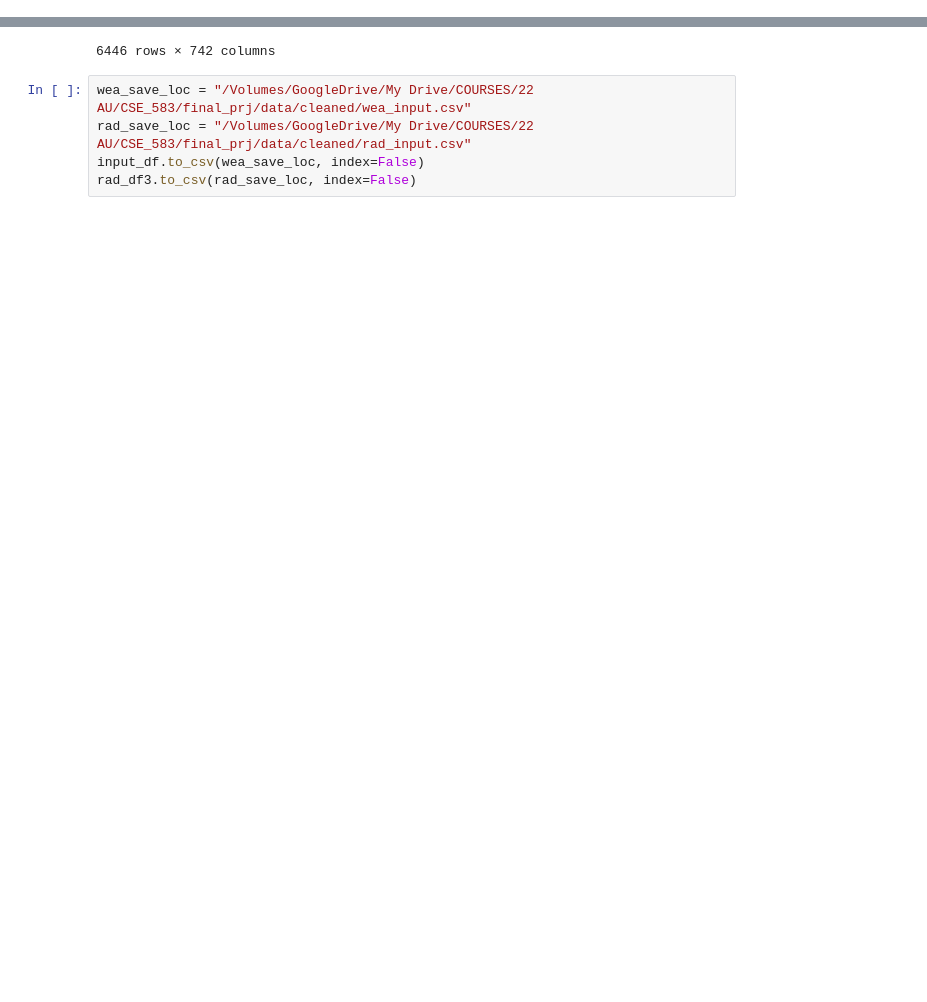
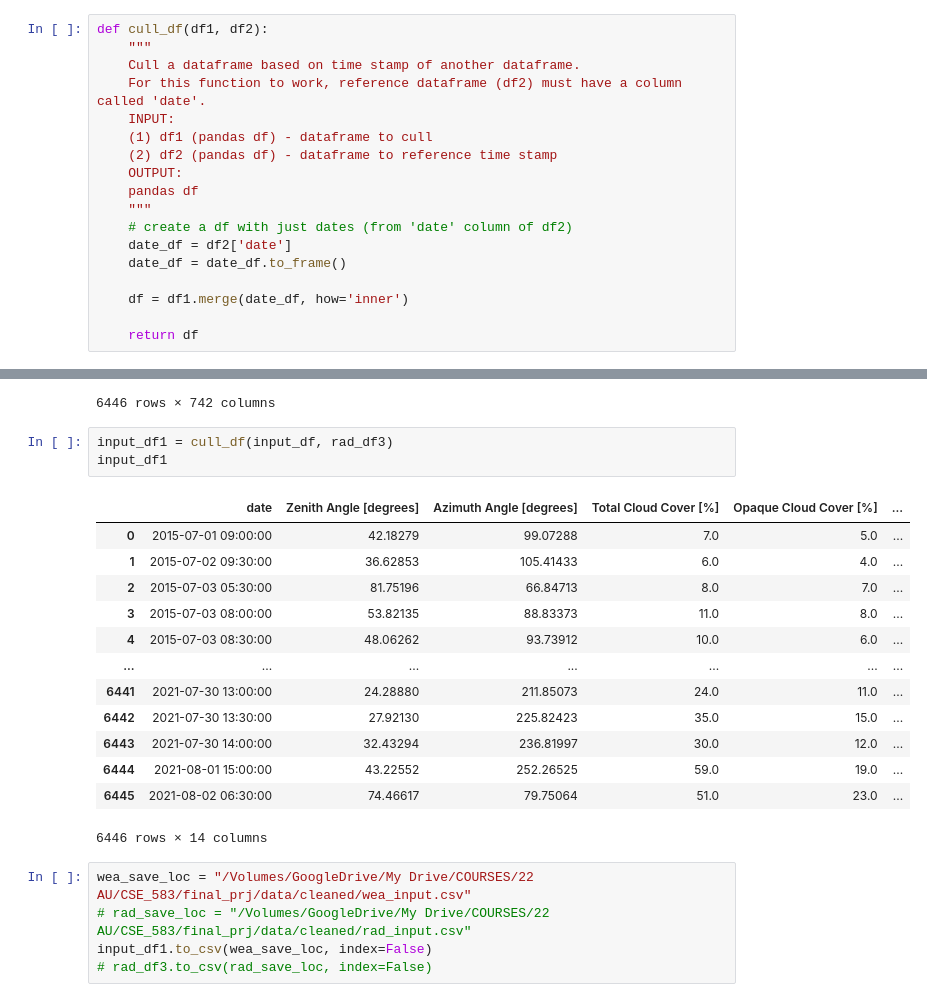
Before and after one commit to boyune01/Predicting-Solar-Spectra, a Jupyter notebook: code/clean_data_test.ipynb, the cells around one changed output, grey strips where cells are left out. Cells and saved outputs as stored; diff of their text form; blank space fills up the shorter version.

Commit message:
Updated codes to clean input data.

```diff
--- a/code/clean_data_test.ipynb
+++ b/code/clean_data_test.ipynb
@@ -382,6 +401,24 @@ interpolated_df
 358573 rows × 742 columns
 # %% [markdown]
 Cull radiation data
+# %%
+def cull_df(df1, df2):
+    """
+    Cull a dataframe based on time stamp of another dataframe.
+    For this function to work, reference dataframe (df2) must have a column called 'date'.
+    INPUT:
+    (1) df1 (pandas df) - dataframe to cull
+    (2) df2 (pandas df) - dataframe to reference time stamp
+    OUTPUT:
+    pandas df
+    """
+    # create a df with just dates (from 'date' column of df2)
+    date_df = df2['date']
+    date_df = date_df.to_frame()
+
+    df = df1.merge(date_df, how='inner')
+
+    return df
 # %%
 date_df = input_df['date']
 date_df = date_df.to_frame()
@@ -417,8 +456,25 @@ rad_df3
 | 6444 | 2021-08-01 15:00:00 | 0.157036 | 0.158491 | 0.159558 | 0.166087 | 0.165075 | 0.168512 | 0.169513 | 0.170781 | 0.170633 | ... | ... |
 | 6445 | 2021-08-02 06:30:00 | 0.007785 | 0.009862 | 0.014039 | 0.011339 | 0.010012 | 0.010331 | 0.016247 | 0.016860 | 0.014028 | ... | ... |
 6446 rows × 742 columns
+# %%
+input_df1 = cull_df(input_df, rad_df3)
+input_df1
+# %% [output]
+|  | date | Zenith Angle [degrees] | Azimuth Angle [degrees] | Total Cloud Cover [%] | Opaque Cloud Cover [%] | ... |
+| 0 | 2015-07-01 09:00:00 | 42.18279 | 99.07288 | 7.0 | 5.0 | ... |
+| 1 | 2015-07-02 09:30:00 | 36.62853 | 105.41433 | 6.0 | 4.0 | ... |
+| 2 | 2015-07-03 05:30:00 | 81.75196 | 66.84713 | 8.0 | 7.0 | ... |
+| 3 | 2015-07-03 08:00:00 | 53.82135 | 88.83373 | 11.0 | 8.0 | ... |
+| 4 | 2015-07-03 08:30:00 | 48.06262 | 93.73912 | 10.0 | 6.0 | ... |
+| ... | ... | ... | ... | ... | ... | ... |
+| 6441 | 2021-07-30 13:00:00 | 24.28880 | 211.85073 | 24.0 | 11.0 | ... |
+| 6442 | 2021-07-30 13:30:00 | 27.92130 | 225.82423 | 35.0 | 15.0 | ... |
+| 6443 | 2021-07-30 14:00:00 | 32.43294 | 236.81997 | 30.0 | 12.0 | ... |
+| 6444 | 2021-08-01 15:00:00 | 43.22552 | 252.26525 | 59.0 | 19.0 | ... |
+| 6445 | 2021-08-02 06:30:00 | 74.46617 | 79.75064 | 51.0 | 23.0 | ... |
+6446 rows × 14 columns
 # %%
 wea_save_loc = "/Volumes/GoogleDrive/My Drive/COURSES/22 AU/CSE_583/final_prj/data/cleaned/wea_input.csv"
-rad_save_loc = "/Volumes/GoogleDrive/My Drive/COURSES/22 AU/CSE_583/final_prj/data/cleaned/rad_input.csv"
-input_df.to_csv(wea_save_loc, index=False)
-rad_df3.to_csv(rad_save_loc, index=False)
+# rad_save_loc = "/Volumes/GoogleDrive/My Drive/COURSES/22 AU/CSE_583/final_prj/data/cleaned/rad_input.csv"
+input_df1.to_csv(wea_save_loc, index=False)
+# rad_df3.to_csv(rad_save_loc, index=False)
```
Also changed, not shown: parts of 2 cells of this notebook, 1 other file.
